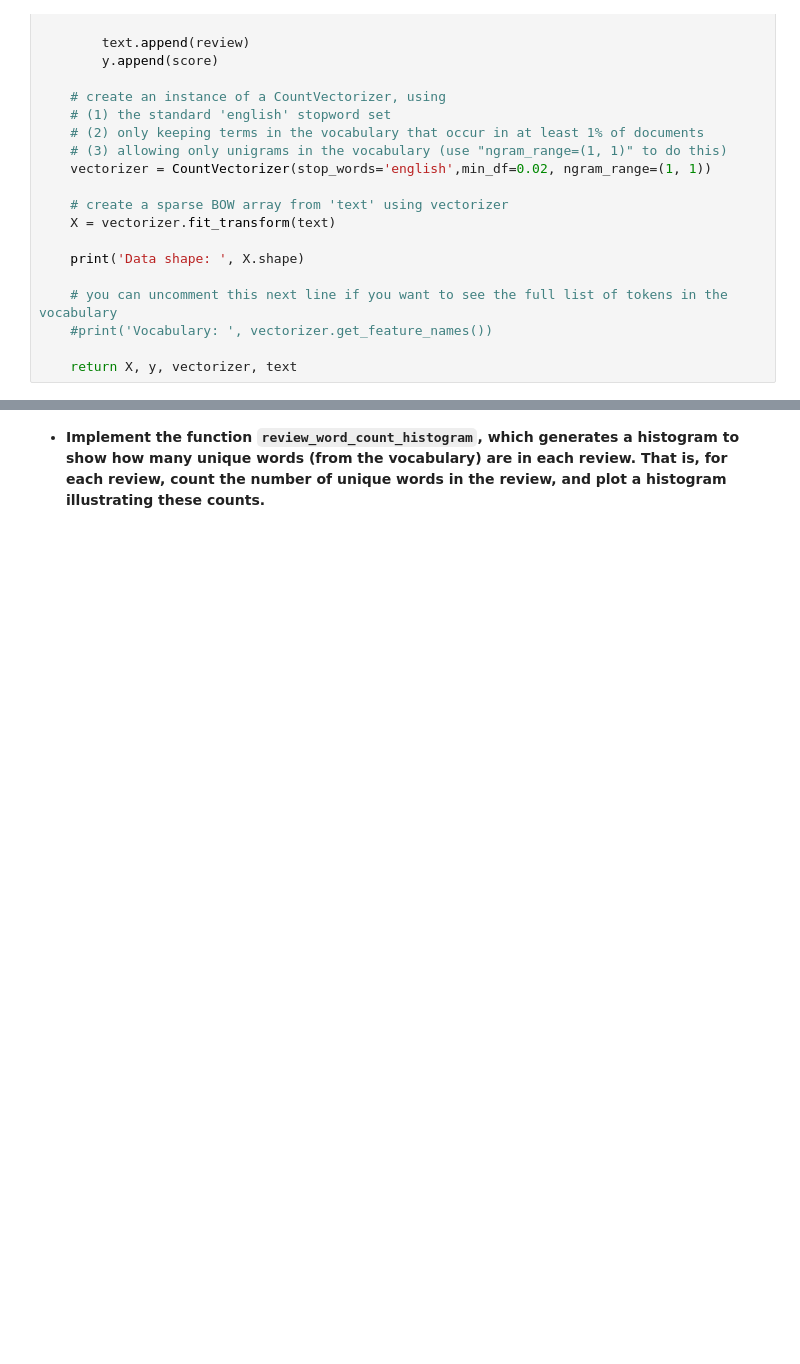
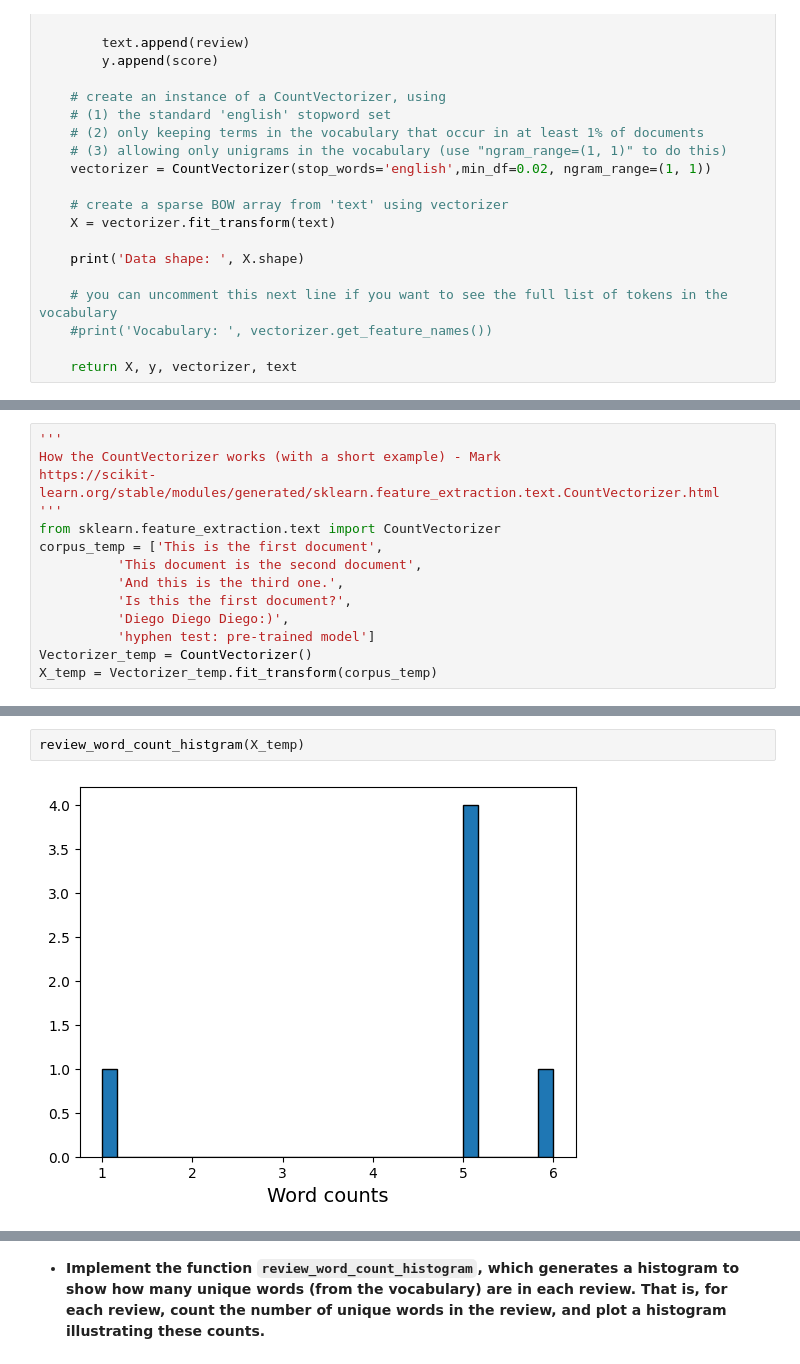
Before and after one commit to Marklong7/NLP_emotion_classification, a Jupyter notebook: models/Yelp_logistic.ipynb, the cells around one changed output, grey strips where cells are left out. Cells and saved outputs as stored; diff of their text form; blank space fills up the shorter version.

Commit message:
Update Yelp_logistic.ipynb
Add tutorial and find a doubtable part in visualization

```diff
--- a/models/Yelp_logistic.ipynb
+++ b/models/Yelp_logistic.ipynb
@@ -84,0 +89,14 @@ def create_bow_from_reviews(filename, min_pos=4, max_neg=2):
+# %%
+'''
+How the CountVectorizer works (with a short example) - Mark
+https://scikit-learn.org/stable/modules/generated/sklearn.feature_extraction.text.CountVectorizer.html
+'''
+from sklearn.feature_extraction.text import CountVectorizer
+corpus_temp = ['This is the first document',
+          'This document is the second document',
+          'And this is the third one.',
+          'Is this the first document?',
+          'Diego Diego Diego:)',
+          'hyphen test: pre-trained model']
+Vectorizer_temp = CountVectorizer()
+X_temp = Vectorizer_temp.fit_transform(corpus_temp)
@@ -84,0 +155,4 @@ def create_bow_from_reviews(filename, min_pos=4, max_neg=2):
+# %%
+review_word_count_histgram(X_temp)
+# %% [output]
+[figure, added]
```
Also changed, not shown: parts of 10 cells of this notebook.
